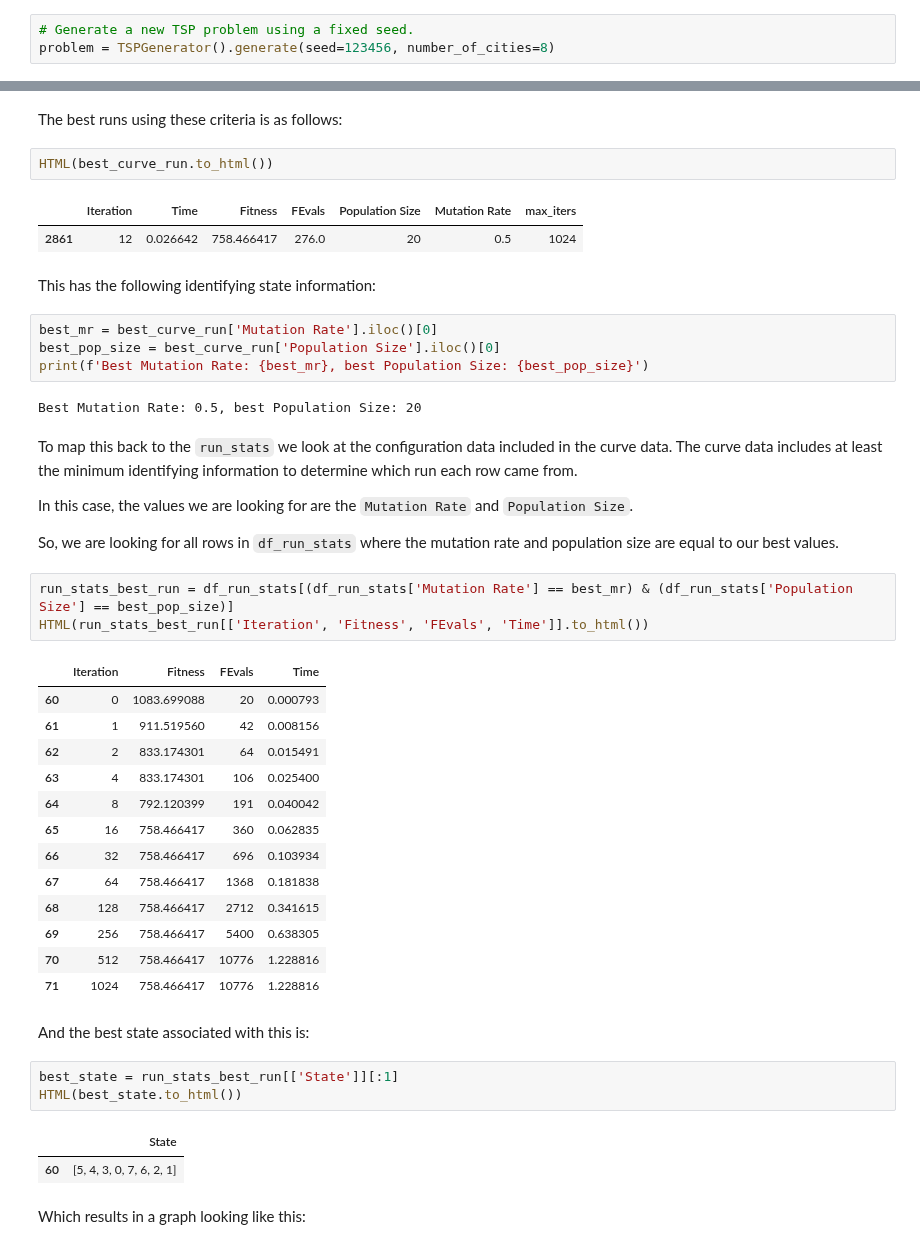
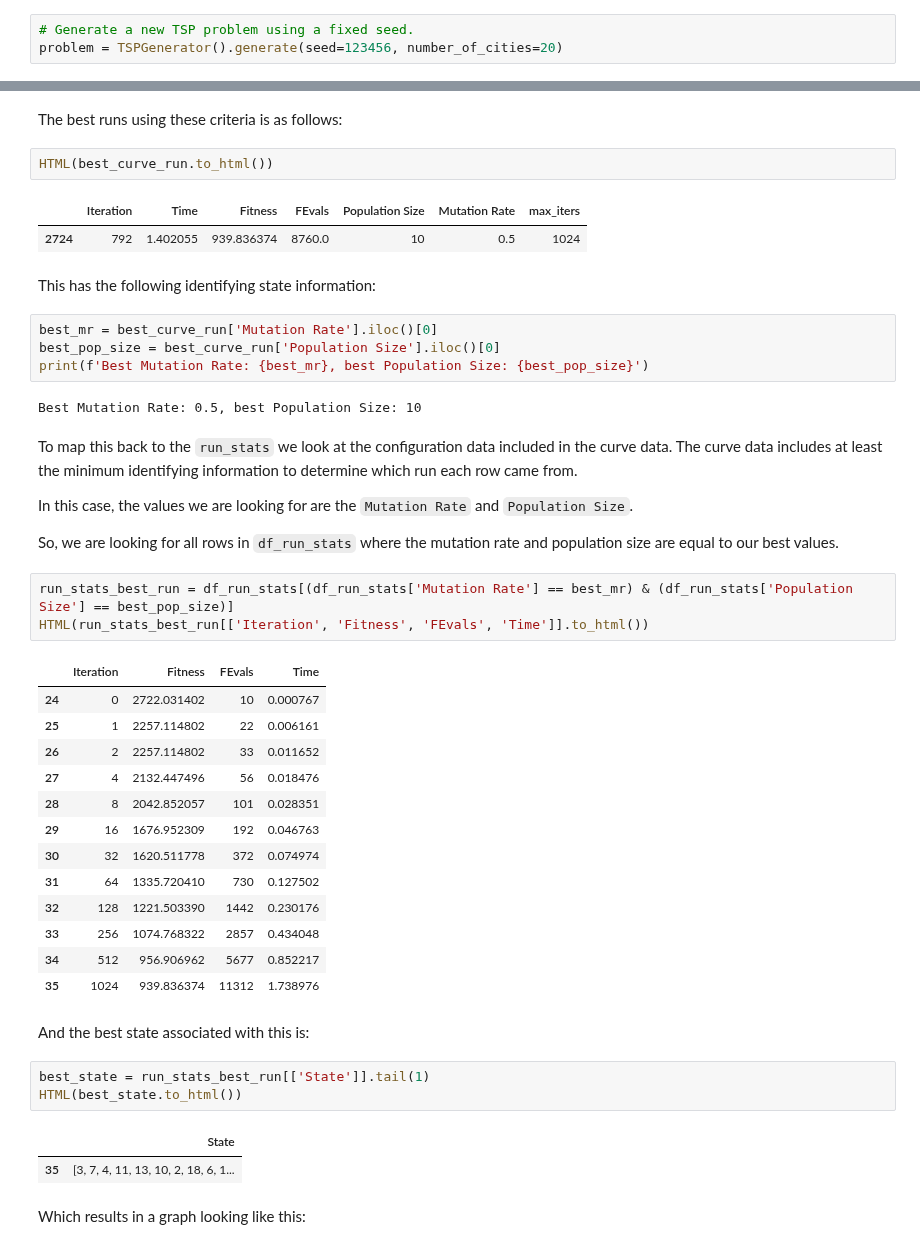
Before and after one commit to zerolinux5/mlrose-ky, a Jupyter notebook: problem_examples.ipynb, the cells around one changed output, grey strips where cells are left out. Cells and saved outputs as stored; diff of their text form.

```diff
--- a/problem_examples.ipynb
+++ b/problem_examples.ipynb
@@ -358,5 +358,5 @@ plt.show()
 ### Example 3: Generating and Running TSP using the GA algorithm
 # %%
 # Generate a new TSP problem using a fixed seed.
-problem = TSPGenerator().generate(seed=123456, number_of_cities=8)
+problem = TSPGenerator().generate(seed=123456, number_of_cities=20)
 # %% [markdown]
@@ -454,7 +458,7 @@ The best runs using these criteria is as follows:
 HTML(best_curve_run.to_html())
 # %% [output]
 |  | Iteration | Time | Fitness | FEvals | Population Size | Mutation Rate | max_iters |
-| 2861 | 12 | 0.026642 | 758.466417 | 276.0 | 20 | 0.5 | 1024 |
+| 2724 | 792 | 1.402055 | 939.836374 | 8760.0 | 10 | 0.5 | 1024 |
 # %% [markdown]
 This has the following identifying state information:
 # %%
@@ -462,7 +466,7 @@ best_mr = best_curve_run['Mutation Rate'].iloc()[0]
 best_pop_size = best_curve_run['Population Size'].iloc()[0]
 print(f'Best Mutation Rate: {best_mr}, best Population Size: {best_pop_size}')
 # %% [output]
-Best Mutation Rate: 0.5, best Population Size: 20
+Best Mutation Rate: 0.5, best Population Size: 10
 # %% [markdown]
 To map this back to the `run_stats` we look at the configuration data included in
 the curve data. The curve data includes at least the minimum identifying information
@@ -476,25 +480,25 @@ run_stats_best_run = df_run_stats[(df_run_stats['Mutation Rate'] == best_mr) & (
 HTML(run_stats_best_run[['Iteration', 'Fitness', 'FEvals', 'Time']].to_html())
 # %% [output]
 |  | Iteration | Fitness | FEvals | Time |
-| 60 | 0 | 1083.699088 | 20 | 0.000793 |
-| 61 | 1 | 911.519560 | 42 | 0.008156 |
-| 62 | 2 | 833.174301 | 64 | 0.015491 |
-| 63 | 4 | 833.174301 | 106 | 0.025400 |
-| 64 | 8 | 792.120399 | 191 | 0.040042 |
-| 65 | 16 | 758.466417 | 360 | 0.062835 |
-| 66 | 32 | 758.466417 | 696 | 0.103934 |
-| 67 | 64 | 758.466417 | 1368 | 0.181838 |
-| 68 | 128 | 758.466417 | 2712 | 0.341615 |
-| 69 | 256 | 758.466417 | 5400 | 0.638305 |
-| 70 | 512 | 758.466417 | 10776 | 1.228816 |
-| 71 | 1024 | 758.466417 | 10776 | 1.228816 |
+| 24 | 0 | 2722.031402 | 10 | 0.000767 |
+| 25 | 1 | 2257.114802 | 22 | 0.006161 |
+| 26 | 2 | 2257.114802 | 33 | 0.011652 |
+| 27 | 4 | 2132.447496 | 56 | 0.018476 |
+| 28 | 8 | 2042.852057 | 101 | 0.028351 |
+| 29 | 16 | 1676.952309 | 192 | 0.046763 |
+| 30 | 32 | 1620.511778 | 372 | 0.074974 |
+| 31 | 64 | 1335.720410 | 730 | 0.127502 |
+| 32 | 128 | 1221.503390 | 1442 | 0.230176 |
+| 33 | 256 | 1074.768322 | 2857 | 0.434048 |
+| 34 | 512 | 956.906962 | 5677 | 0.852217 |
+| 35 | 1024 | 939.836374 | 11312 | 1.738976 |
 # %% [markdown]
 And the best state associated with this is:
 # %%
-best_state = run_stats_best_run[['State']][:1]
+best_state = run_stats_best_run[['State']].tail(1)
 HTML(best_state.to_html())
 # %% [output]
 |  | State |
-| 60 | [5, 4, 3, 0, 7, 6, 2, 1] |
+| 35 | [3, 7, 4, 11, 13, 10, 2, 18, 6, 1... |
 # %% [markdown]
 Which results in a graph looking like this:
```
Also changed, not shown: parts of 22 cells of this notebook, 1 other file.
